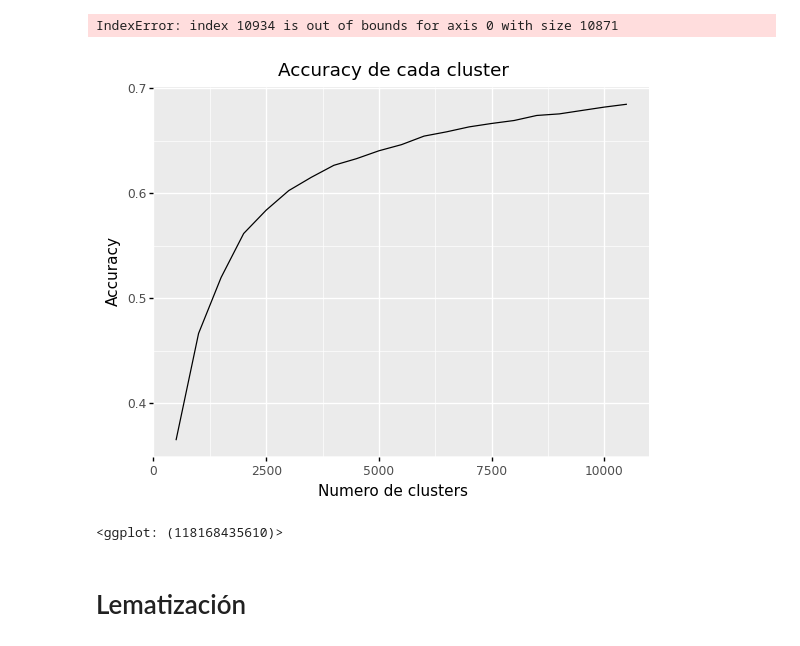
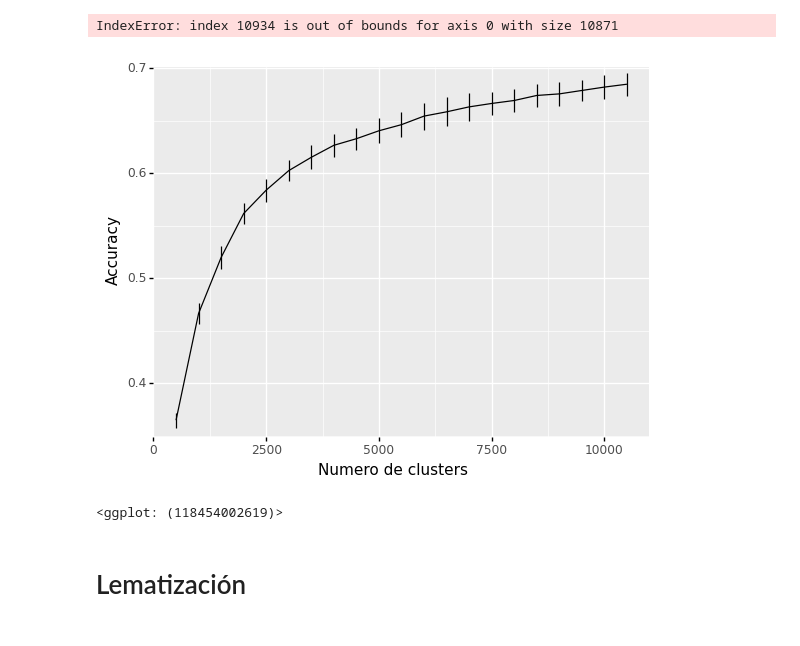
Before and after one commit to DJRamosA/AC-PLT, a Jupyter notebook: src/process_nueva_data/Generator.ipynb, the cells around one changed output. Drawn from its saved outputs; the diff is of its cells as text; code cells hidden in the pictures.

```diff
--- a/src/process_nueva_data/Generator.ipynb
+++ b/src/process_nueva_data/Generator.ipynb
@@ -757,9 +757,10 @@ K = 10000
 K = 10500
 IndexError: index 10934 is out of bounds for axis 0 with size 10871
 # %%
+from turtle import width
 from plotnine import *
 
-(ggplot()+aes(x=rango[:-1], y=k_acc_1[:-1,0])+geom_line()+xlab("Numero de clusters")+ylab("Accuracy")+ggtitle("Accuracy de cada cluster"))
+(ggplot()+aes(x=rango[:-1], y=k_acc_1[:-1,0])+geom_line()+xlab("Numero de clusters")+ylab("Accuracy")+geom_errorbar(ymax=k_acc_1[:-1,0]+k_acc_1[:-1,1], ymin=k_acc_1[:-1,0]-k_acc_1[:-1,1]))
 # %% [output]
-[figure, old version]
+[figure, new version]
-<ggplot: (118168435610)>
+<ggplot: (118454002619)>
```
Also changed, not shown: parts of 1 cell of this notebook, 1 other file.
